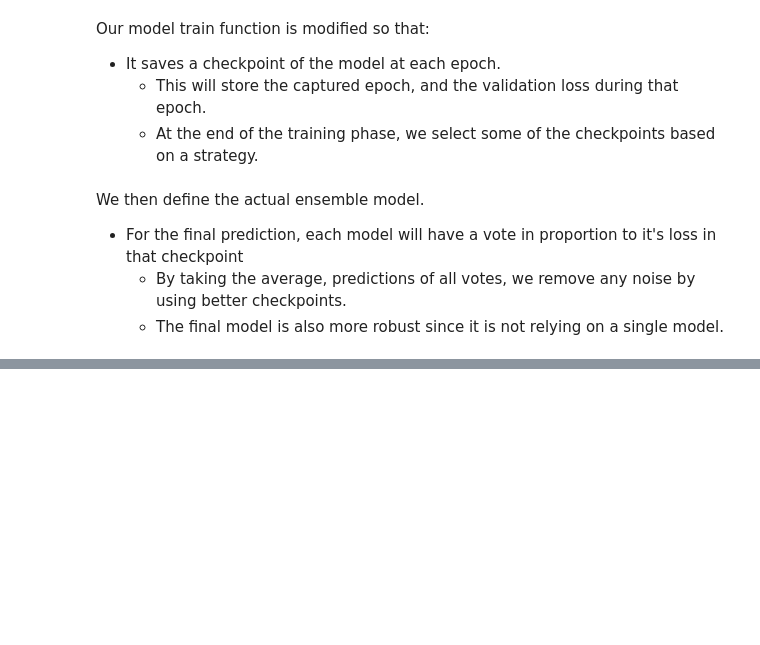
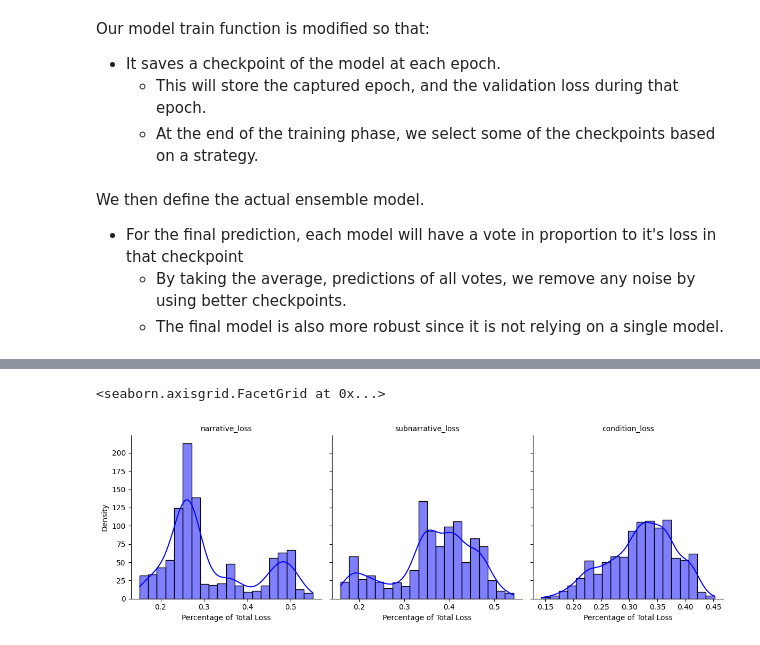
Before and after one commit to eleftheriouk/narrative-extraction-semeval, a Jupyter notebook: tasks/narratives/multilingual/multi-head-per-narrative_model.ipynb, the cells around one changed output, grey strips where cells are left out. Drawn from its saved outputs; the diff is of its cells as text; code cells hidden in the pictures; blank space fills up the shorter version.

```diff
--- a/tasks/narratives/multilingual/multi-head-per-narrative_model.ipynb
+++ b/tasks/narratives/multilingual/multi-head-per-narrative_model.ipynb
@@ -1619,0 +1685,8 @@ F1 Samples: 0.305
+# %%
+losses_df = pd.read_csv('loss_logs.log',
+                        header=None,
+                        names=['narrative_loss',
+                               'subnarrative_loss',
+                               'condition_loss'])
+losses_df = losses_df.dropna()
+losses_df
@@ -1619,0 +1707,3 @@ F1 Samples: 0.305
+# %%
+losses_df = losses_df.astype(float)
+losses_df
@@ -1619,0 +1724,5 @@ F1 Samples: 0.305
+# %%
+row_sum = losses_df.sum(axis=1)
+
+losses_df = losses_df.div(row_sum, axis=0)
+losses_df
@@ -1619,0 +1743,16 @@ F1 Samples: 0.305
+# %%
+import seaborn as sns
+
+df_melted = losses_df.melt(var_name='Column', value_name='Percentage')
+
+g = sns.FacetGrid(df_melted, col='Column', height=4, sharey=True, sharex=False)
+
+g.map(sns.histplot, 'Percentage', kde=True, bins=20, color='blue', alpha=0.5)
+
+g.set_titles("{col_name}")
+g.set_axis_labels("Percentage of Total Loss", "Density")
+
+g.tight_layout()
+# %% [output]
+<seaborn.axisgrid.FacetGrid at 0x...>
+[figure, added]
```
Also changed, not shown: parts of 42 cells of this notebook, 8 other files.
